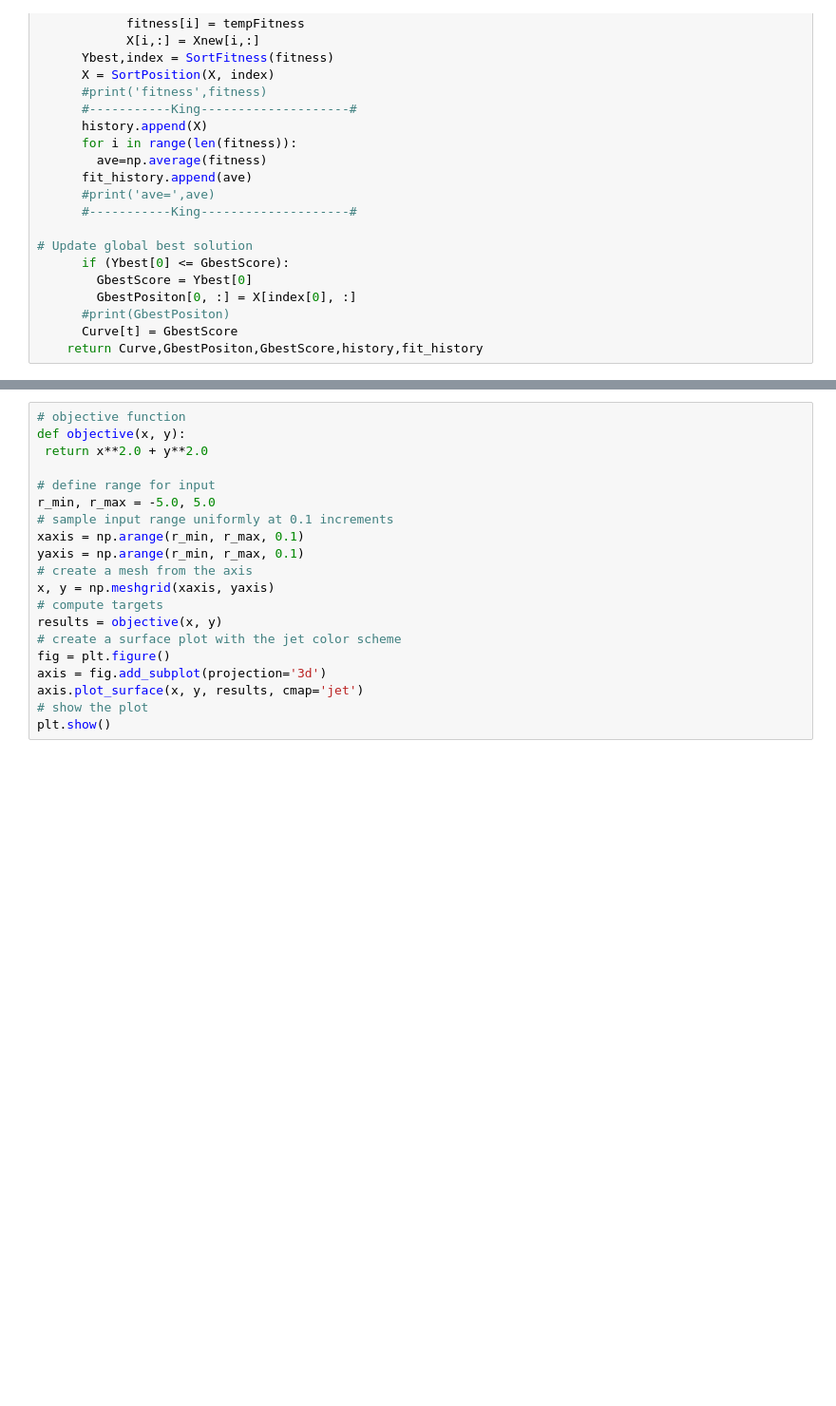
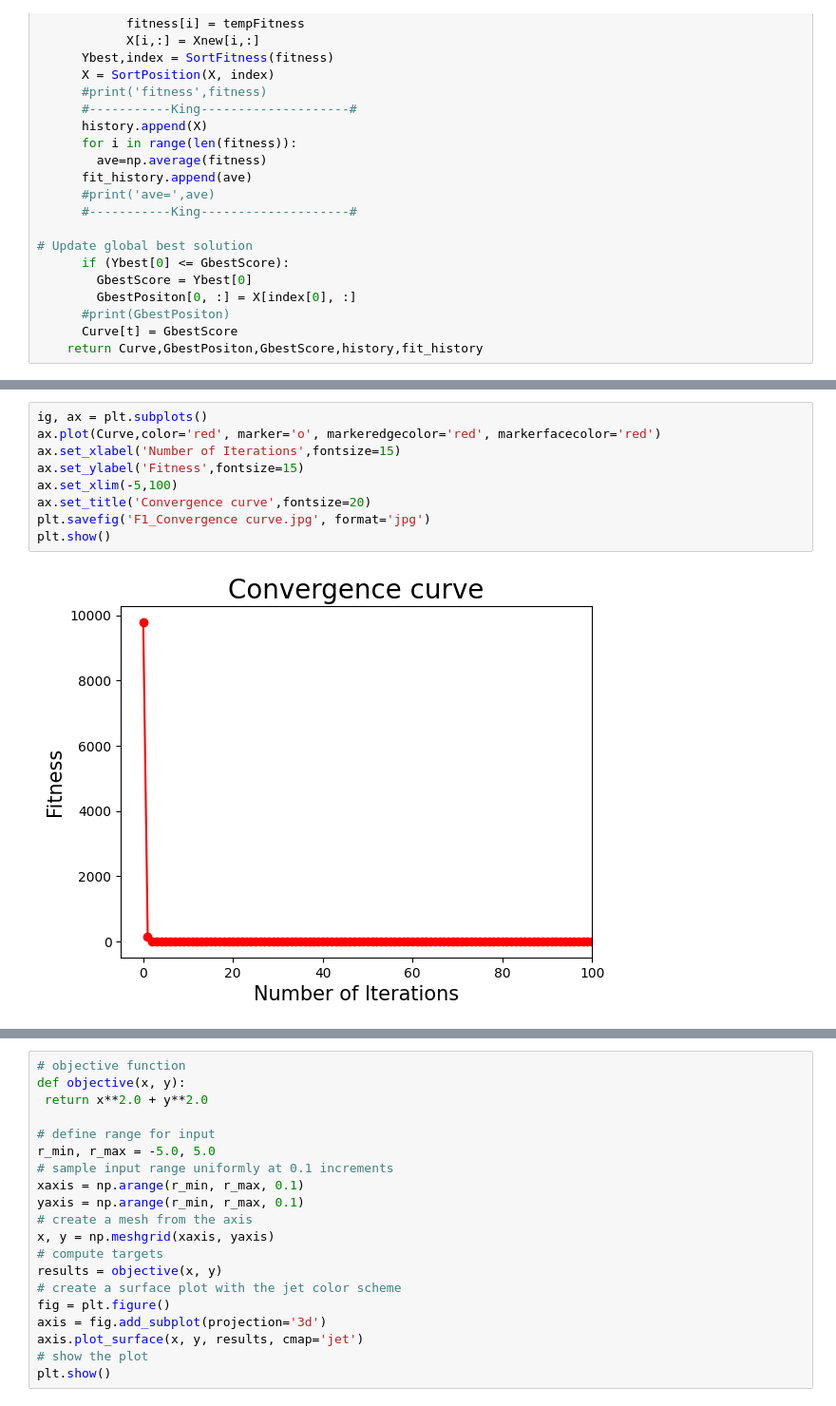
Before and after one commit to wynnstan42/AVOAWorkspace, a Jupyter notebook: AVOA_github.ipynb, the cells around one changed output, grey strips where cells are left out. Shown at 95% size. Cells and saved outputs as stored; diff of their text form; blank space fills up the shorter version.

```diff
--- a/AVOA_github.ipynb
+++ b/AVOA_github.ipynb
@@ -288,3 +298,14 @@ The optimal solution： [[1.65670837e-197 1.65670837e-197 1.65670837e-197 1.6567
+# %%
+ig, ax = plt.subplots()
+ax.plot(Curve,color='red', marker='o', markeredgecolor='red', markerfacecolor='red')
+ax.set_xlabel('Number of Iterations',fontsize=15)
+ax.set_ylabel('Fitness',fontsize=15)
+ax.set_xlim(-5,100)
+ax.set_title('Convergence curve',fontsize=20)
+plt.savefig('F1_Convergence curve.jpg', format='jpg')
+plt.show()
+# %% [output]
+[figure, added]
 # %%
 for i in range(len(history)):
     for n in range(len(history[0])):
```
Also changed, not shown: parts of 6 cells of this notebook, 1 other file.
